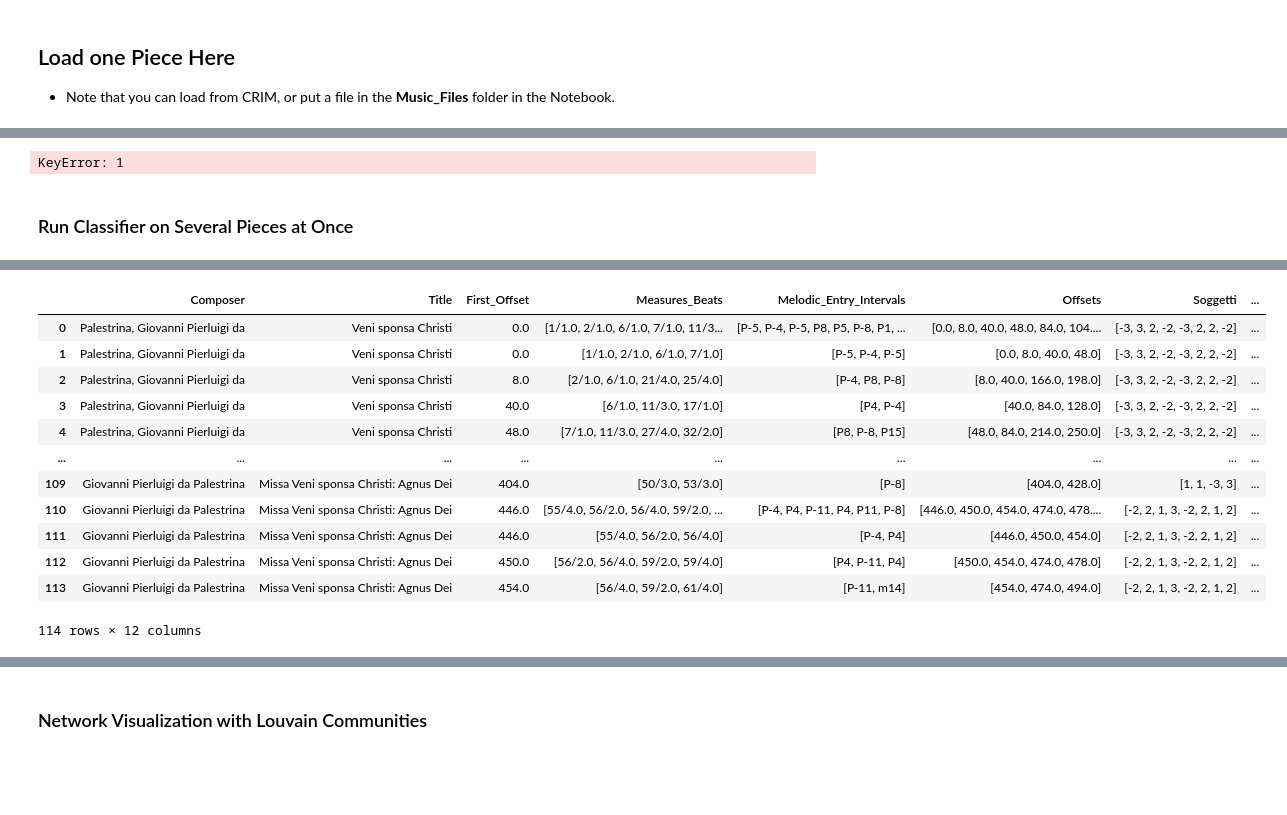
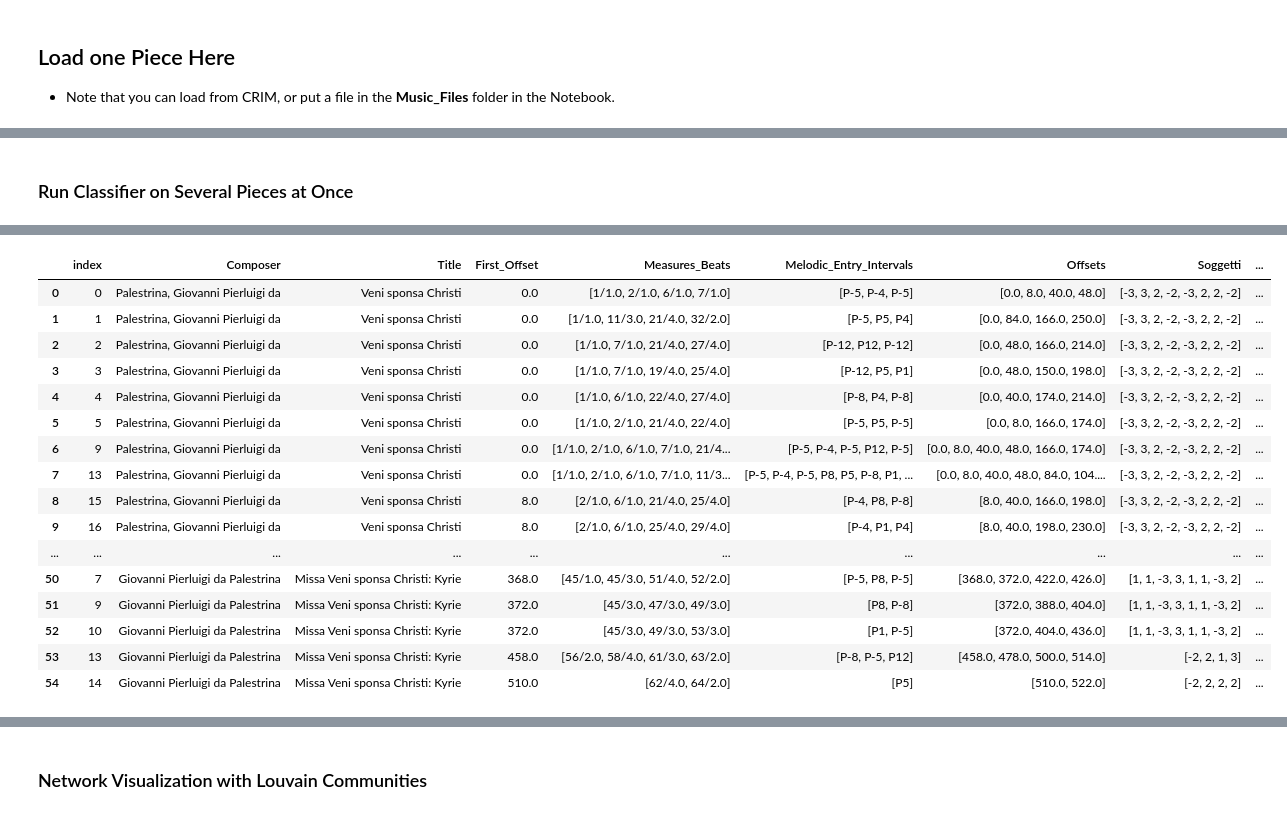
Before and after one commit to RichardFreedman/CRIM_JHUB, a Jupyter notebook: CRIM_05_Presentation_Types_with_Network.ipynb, the cells around one changed output, grey strips where cells are left out. Drawn from its saved outputs; the diff is of its cells as text; code cells hidden in the pictures; blank space fills up the shorter version.

```diff
--- a/CRIM_05_Presentation_Types_with_Network.ipynb
+++ b/CRIM_05_Presentation_Types_with_Network.ipynb
@@ -280,7 +324,7 @@ def offset_joiner(a):
 * Note that you can load from CRIM, or put a file in the **Music_Files** folder in the Notebook.
 # %%
 # piece = importScore('Music_Files/Senfl_Ave_forCRIM.mei_msg.mei')
-piece = importScore('https://crimproject.org/mei/CRIM_Mass_0013_1.mei')
+piece = importScore('https://crimproject.org/mei/CRIM_Model_0019.mei')
 # piece = importScore('Music_Files/CRIM_Mass_0007_4.mei')
 # %% [output]
 Downloading remote score...
@@ -294,11 +340,12 @@ Successfully imported https://crimproject.org/mei/CRIM_Mass_0013_1.mei
 # %%
+include_hidden_types = False
 melodic_ngram_length = 4
 edit_distance_threshold = 1
 nr = piece.getNoteRest()
 dur = piece.getDuration(df=nr)
 dur_ng = piece.getNgrams(df=dur, n=melodic_ngram_length)
 mel_ng = piece.getMelodicEntries(interval_settings=('d', True, True), n=melodic_ngram_length)
-output = classify_entries_as_presentation_types(piece, dur_ng, mel_ng)
+output = classify_entries_as_presentation_types(piece, dur_ng, mel_ng, include_hidden_types)
 # len(output)
 # %%
 output
@@ -323,8 +357,3 @@ output
-# %%
-
-output2["long_id"] = output2["Time_Entry_Intervals"][1] < 20
-# %% [output]
-KeyError: 1
 # %% [markdown]
 ### Run Classifier on Several Pieces at Once
 # %%
@@ -354,16 +383,22 @@ piece_list = ['https://crimproject.org/mei/CRIM_Model_0008.mei',
              'https://crimproject.org/mei/CRIM_Mass_0019_5.mei']
 # %%
 piece_list = ['https://crimproject.org/mei/CRIM_Model_0019.mei',
-             'https://crimproject.org/mei/CRIM_Mass_0019_1.mei',
-             'https://crimproject.org/mei/CRIM_Mass_0019_2.mei',
-             'https://crimproject.org/mei/CRIM_Mass_0019_3.mei',
-             'https://crimproject.org/mei/CRIM_Mass_0019_4.mei',
-             'https://crimproject.org/mei/CRIM_Mass_0019_5.mei']
+             'https://crimproject.org/mei/CRIM_Mass_0019_1.mei']
 # %%
+include_hidden_types = True
+melodic_ngram_length = 4
+edit_distance_threshold = 1
 final = pd.DataFrame()
 for work in piece_list:
+#     print(work)
     piece = importScore(work)
-    output = classify_entries_as_presentation_types(piece)
+    nr = piece.getNoteRest()
+
+    dur = piece.getDuration(df=nr)
+    dur_ng = piece.getNgrams(df=dur, n=melodic_ngram_length)
+    mel_ng = piece.getMelodicEntries(interval_settings=('d', True, True), n=melodic_ngram_length)
+    output = classify_entries_as_presentation_types(piece, dur_ng, mel_ng, include_hidden_types)
+#     print(output)
     final = final.append(output, ignore_index=True)
 final
 # %% [output]
@@ -381,14 +407,18 @@ Successfully imported https://crimproject.org/mei/CRIM_Mass_0019_5.mei
-|  | Composer | Title | First_Offset | Measures_Beats | Melodic_Entry_Intervals | Offsets | Soggetti | ... |
-| 0 | Palestrina, Giovanni Pierluigi da | Veni sponsa Christi | 0.0 | [1/1.0, 2/1.0, 6/1.0, 7/1.0, 11/3... | [P-5, P-4, P-5, P8, P5, P-8, P1, ... | [0.0, 8.0, 40.0, 48.0, 84.0, 104.... | [-3, 3, 2, -2, -3, 2, 2, -2] | ... |
-| 1 | Palestrina, Giovanni Pierluigi da | Veni sponsa Christi | 0.0 | [1/1.0, 2/1.0, 6/1.0, 7/1.0] | [P-5, P-4, P-5] | [0.0, 8.0, 40.0, 48.0] | [-3, 3, 2, -2, -3, 2, 2, -2] | ... |
-| 2 | Palestrina, Giovanni Pierluigi da | Veni sponsa Christi | 8.0 | [2/1.0, 6/1.0, 21/4.0, 25/4.0] | [P-4, P8, P-8] | [8.0, 40.0, 166.0, 198.0] | [-3, 3, 2, -2, -3, 2, 2, -2] | ... |
-| 3 | Palestrina, Giovanni Pierluigi da | Veni sponsa Christi | 40.0 | [6/1.0, 11/3.0, 17/1.0] | [P4, P-4] | [40.0, 84.0, 128.0] | [-3, 3, 2, -2, -3, 2, 2, -2] | ... |
-| 4 | Palestrina, Giovanni Pierluigi da | Veni sponsa Christi | 48.0 | [7/1.0, 11/3.0, 27/4.0, 32/2.0] | [P8, P-8, P15] | [48.0, 84.0, 214.0, 250.0] | [-3, 3, 2, -2, -3, 2, 2, -2] | ... |
-| ... | ... | ... | ... | ... | ... | ... | ... | ... |
-| 109 | Giovanni Pierluigi da Palestrina | Missa Veni sponsa Christi: Agnus Dei | 404.0 | [50/3.0, 53/3.0] | [P-8] | [404.0, 428.0] | [1, 1, -3, 3] | ... |
-| 110 | Giovanni Pierluigi da Palestrina | Missa Veni sponsa Christi: Agnus Dei | 446.0 | [55/4.0, 56/2.0, 56/4.0, 59/2.0, ... | [P-4, P4, P-11, P4, P11, P-8] | [446.0, 450.0, 454.0, 474.0, 478.... | [-2, 2, 1, 3, -2, 2, 1, 2] | ... |
-| 111 | Giovanni Pierluigi da Palestrina | Missa Veni sponsa Christi: Agnus Dei | 446.0 | [55/4.0, 56/2.0, 56/4.0] | [P-4, P4] | [446.0, 450.0, 454.0] | [-2, 2, 1, 3, -2, 2, 1, 2] | ... |
-| 112 | Giovanni Pierluigi da Palestrina | Missa Veni sponsa Christi: Agnus Dei | 450.0 | [56/2.0, 56/4.0, 59/2.0, 59/4.0] | [P4, P-11, P4] | [450.0, 454.0, 474.0, 478.0] | [-2, 2, 1, 3, -2, 2, 1, 2] | ... |
-| 113 | Giovanni Pierluigi da Palestrina | Missa Veni sponsa Christi: Agnus Dei | 454.0 | [56/4.0, 59/2.0, 61/4.0] | [P-11, m14] | [454.0, 474.0, 494.0] | [-2, 2, 1, 3, -2, 2, 1, 2] | ... |
+|  | index | Composer | Title | First_Offset | Measures_Beats | Melodic_Entry_Intervals | Offsets | Soggetti | ... |
+| 0 | 0 | Palestrina, Giovanni Pierluigi da | Veni sponsa Christi | 0.0 | [1/1.0, 2/1.0, 6/1.0, 7/1.0] | [P-5, P-4, P-5] | [0.0, 8.0, 40.0, 48.0] | [-3, 3, 2, -2, -3, 2, 2, -2] | ... |
+| 1 | 1 | Palestrina, Giovanni Pierluigi da | Veni sponsa Christi | 0.0 | [1/1.0, 11/3.0, 21/4.0, 32/2.0] | [P-5, P5, P4] | [0.0, 84.0, 166.0, 250.0] | [-3, 3, 2, -2, -3, 2, 2, -2] | ... |
+| 2 | 2 | Palestrina, Giovanni Pierluigi da | Veni sponsa Christi | 0.0 | [1/1.0, 7/1.0, 21/4.0, 27/4.0] | [P-12, P12, P-12] | [0.0, 48.0, 166.0, 214.0] | [-3, 3, 2, -2, -3, 2, 2, -2] | ... |
+| 3 | 3 | Palestrina, Giovanni Pierluigi da | Veni sponsa Christi | 0.0 | [1/1.0, 7/1.0, 19/4.0, 25/4.0] | [P-12, P5, P1] | [0.0, 48.0, 150.0, 198.0] | [-3, 3, 2, -2, -3, 2, 2, -2] | ... |
+| 4 | 4 | Palestrina, Giovanni Pierluigi da | Veni sponsa Christi | 0.0 | [1/1.0, 6/1.0, 22/4.0, 27/4.0] | [P-8, P4, P-8] | [0.0, 40.0, 174.0, 214.0] | [-3, 3, 2, -2, -3, 2, 2, -2] | ... |
+| 5 | 5 | Palestrina, Giovanni Pierluigi da | Veni sponsa Christi | 0.0 | [1/1.0, 2/1.0, 21/4.0, 22/4.0] | [P-5, P5, P-5] | [0.0, 8.0, 166.0, 174.0] | [-3, 3, 2, -2, -3, 2, 2, -2] | ... |
+| 6 | 9 | Palestrina, Giovanni Pierluigi da | Veni sponsa Christi | 0.0 | [1/1.0, 2/1.0, 6/1.0, 7/1.0, 21/4... | [P-5, P-4, P-5, P12, P-5] | [0.0, 8.0, 40.0, 48.0, 166.0, 174.0] | [-3, 3, 2, -2, -3, 2, 2, -2] | ... |
+| 7 | 13 | Palestrina, Giovanni Pierluigi da | Veni sponsa Christi | 0.0 | [1/1.0, 2/1.0, 6/1.0, 7/1.0, 11/3... | [P-5, P-4, P-5, P8, P5, P-8, P1, ... | [0.0, 8.0, 40.0, 48.0, 84.0, 104.... | [-3, 3, 2, -2, -3, 2, 2, -2] | ... |
+| 8 | 15 | Palestrina, Giovanni Pierluigi da | Veni sponsa Christi | 8.0 | [2/1.0, 6/1.0, 21/4.0, 25/4.0] | [P-4, P8, P-8] | [8.0, 40.0, 166.0, 198.0] | [-3, 3, 2, -2, -3, 2, 2, -2] | ... |
+| 9 | 16 | Palestrina, Giovanni Pierluigi da | Veni sponsa Christi | 8.0 | [2/1.0, 6/1.0, 25/4.0, 29/4.0] | [P-4, P1, P4] | [8.0, 40.0, 198.0, 230.0] | [-3, 3, 2, -2, -3, 2, 2, -2] | ... |
+| ... | ... | ... | ... | ... | ... | ... | ... | ... | ... |
+| 50 | 7 | Giovanni Pierluigi da Palestrina | Missa Veni sponsa Christi: Kyrie | 368.0 | [45/1.0, 45/3.0, 51/4.0, 52/2.0] | [P-5, P8, P-5] | [368.0, 372.0, 422.0, 426.0] | [1, 1, -3, 3, 1, 1, -3, 2] | ... |
+| 51 | 9 | Giovanni Pierluigi da Palestrina | Missa Veni sponsa Christi: Kyrie | 372.0 | [45/3.0, 47/3.0, 49/3.0] | [P8, P-8] | [372.0, 388.0, 404.0] | [1, 1, -3, 3, 1, 1, -3, 2] | ... |
+| 52 | 10 | Giovanni Pierluigi da Palestrina | Missa Veni sponsa Christi: Kyrie | 372.0 | [45/3.0, 49/3.0, 53/3.0] | [P1, P-5] | [372.0, 404.0, 436.0] | [1, 1, -3, 3, 1, 1, -3, 2] | ... |
+| 53 | 13 | Giovanni Pierluigi da Palestrina | Missa Veni sponsa Christi: Kyrie | 458.0 | [56/2.0, 58/4.0, 61/3.0, 63/2.0] | [P-8, P-5, P12] | [458.0, 478.0, 500.0, 514.0] | [-2, 2, 1, 3] | ... |
+| 54 | 14 | Giovanni Pierluigi da Palestrina | Missa Veni sponsa Christi: Kyrie | 510.0 | [62/4.0, 64/2.0] | [P5] | [510.0, 522.0] | [-2, 2, 2, 2] | ... |
-114 rows × 12 columns
 # %%
```
Also changed, not shown: parts of 12 cells of this notebook.
